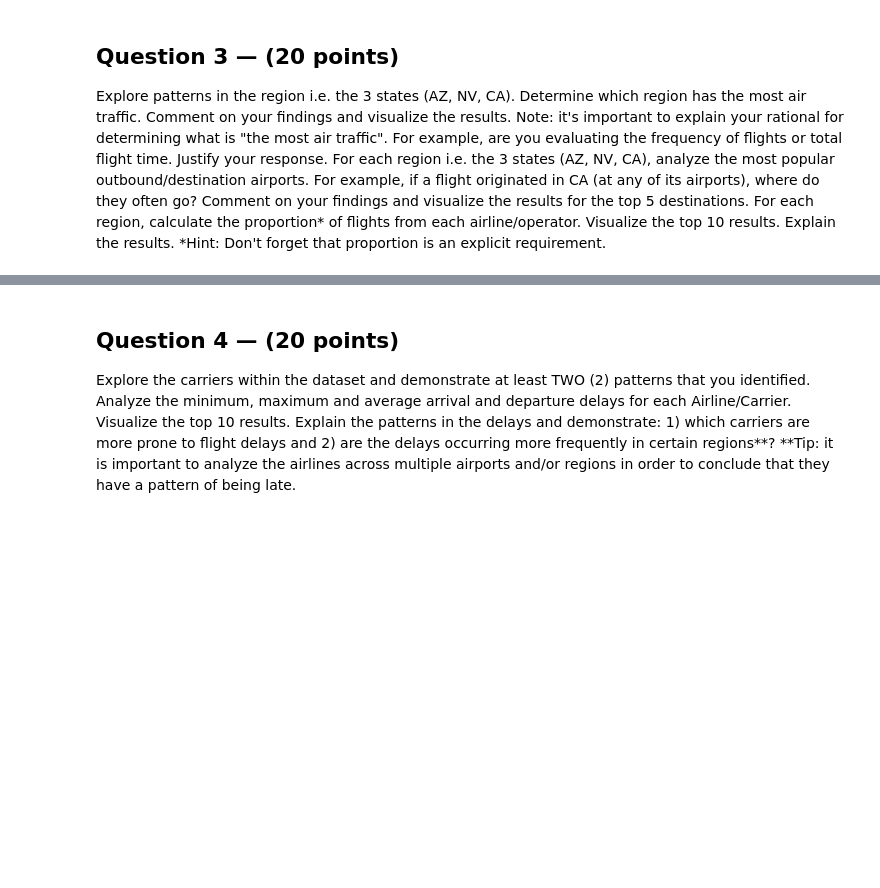
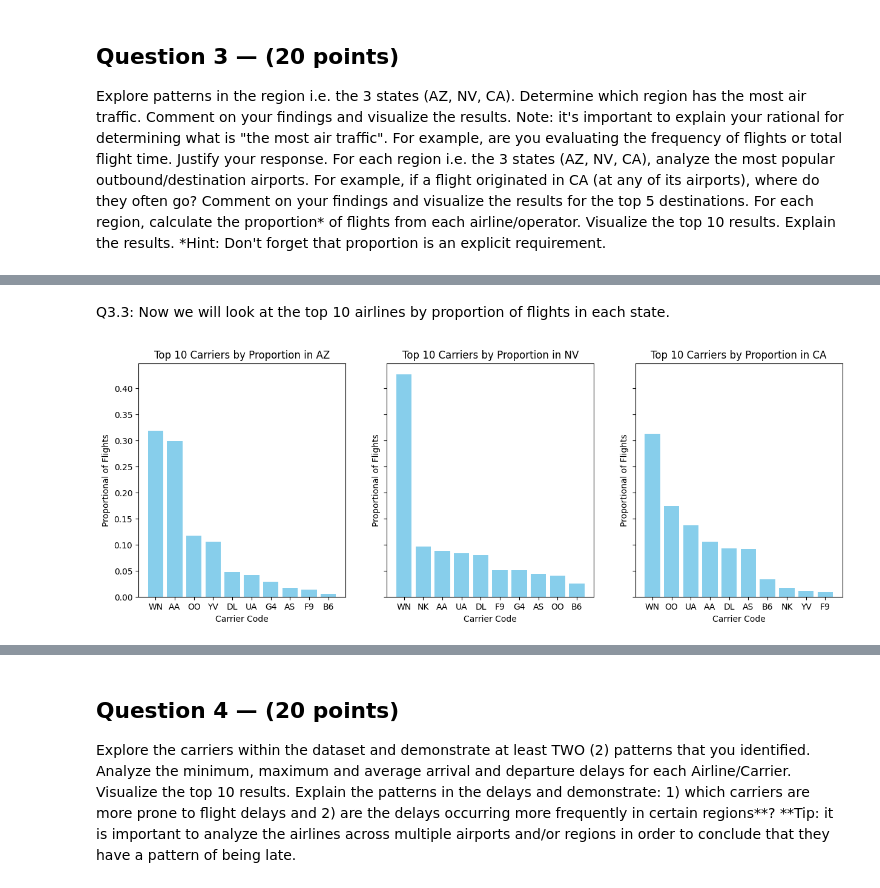
Before and after one commit to inacarr/ds3000group34, a Jupyter notebook: DS3000.Practicum34.ipynb, the cells around one changed output, grey strips where cells are left out. Drawn from its saved outputs; the diff is of its cells as text; code cells hidden in the pictures; blank space fills up the shorter version.

```diff
--- a/DS3000.Practicum34.ipynb
+++ b/DS3000.Practicum34.ipynb
@@ -285,0 +382,36 @@ For each region, calculate the proportion* of flights from each airline/operator
+# %% [markdown]
+Q3.3: Now we will look at the top 10 airlines by proportion of flights in each state.
+# %%
+states_to_analyze = ['AZ', 'NV', 'CA']
+filtered_df_states = df[df['ORIGIN_ST'].isin(states_to_analyze)]
+
+# Group by origin state and carrier to count the number of flights per carrier
+flight_counts = (
+    filtered_df_states.groupby(['ORIGIN_ST', 'CARRIER_CODE'], observed=True)
+    .size()
+    .reset_index(name='num_flights')
+)
+
+# Calculate total flights per state
+total_flights_per_state = flight_counts.groupby('ORIGIN_ST', observed=True)['num_flights'].sum()
+
+def calculate_proportion(row):
+    return row['num_flights'] / float(total_flights_per_state.loc[row['ORIGIN_ST']])
+
+flight_counts['proportion'] = flight_counts.apply(calculate_proportion, axis=1)
+
+top_airlines = flight_counts.groupby('ORIGIN_ST', observed=True)[['CARRIER_CODE','proportion']].apply(
+    lambda x: x.nlargest(10, 'proportion')
+).reset_index()
+
+fig, axes = plt.subplots(1, 3, figsize=(15, 5), sharey=True)
+for i, state in enumerate(states_to_analyze):
+    state_data = top_airlines[top_airlines['ORIGIN_ST'] == state]
+    axes[i].bar(state_data['CARRIER_CODE'], state_data['proportion'], color='skyblue')
+    axes[i].set_title(f'Top 10 Carriers by Proportion in {state}')
+    axes[i].set_xlabel('Carrier Code')
+    axes[i].set_ylabel('Proportional of Flights')
+
+plt.show()
+# %% [output]
+[figure, added]
```
Also changed, not shown: parts of 28 cells of this notebook.
